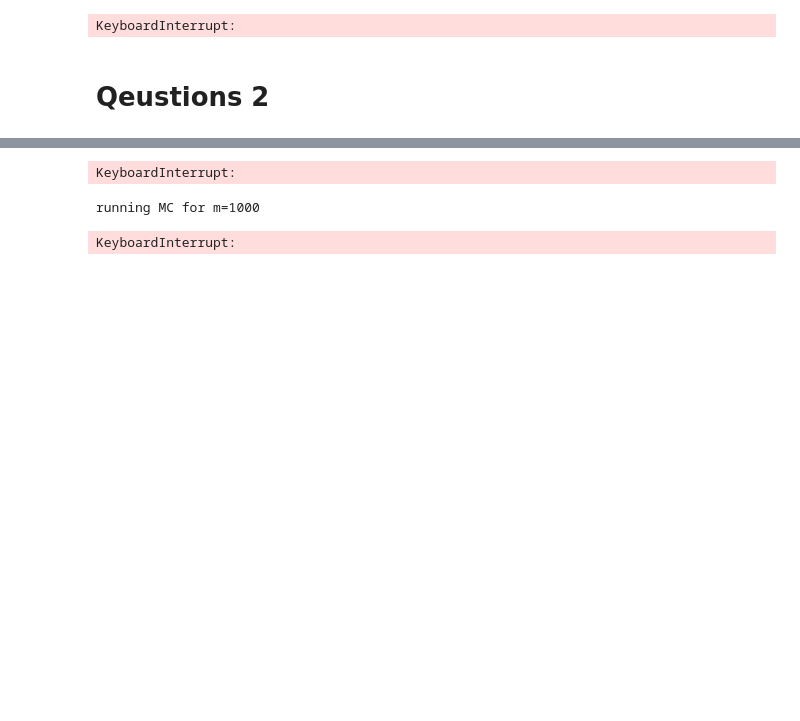
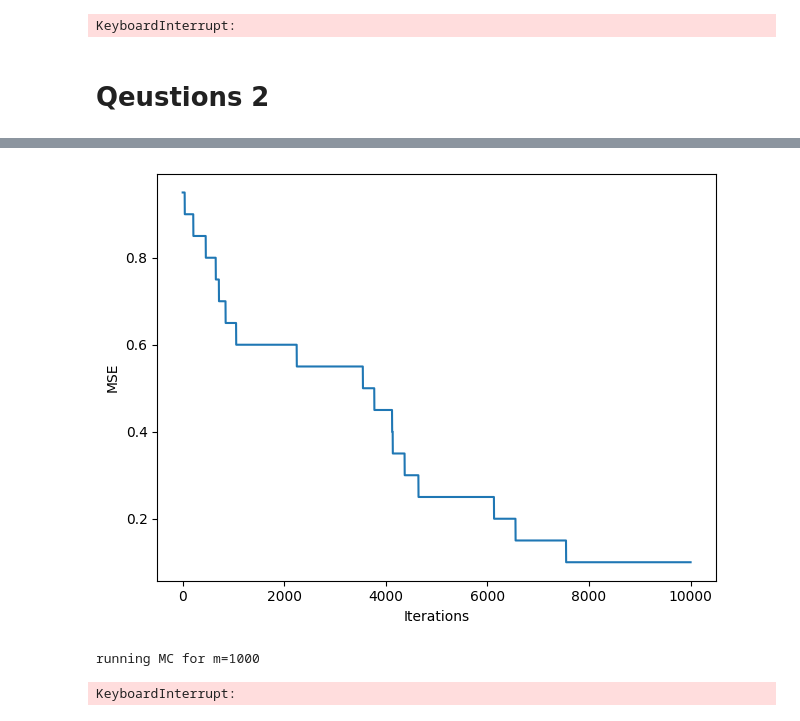
Before and after one commit to michelelupini/MC-project, a Jupyter notebook: main.ipynb, the cells around one changed output, grey strips where cells are left out. Drawn from its saved outputs; the diff is of its cells as text; code cells hidden in the pictures; blank space fills up the shorter version.

```diff
--- a/main.ipynb
+++ b/main.ipynb
@@ -201,12 +195,12 @@ KeyboardInterrupt:
 # %%
-plt.plot(get_sampling_losses_fixed_ones(iterations, 1, 100, d, s))
+plt.plot(get_sampling_losses_fixed_ones(10000, 10000, 1000, d, s))
 plt.ylabel('MSE')
 plt.xlabel('Iterations')
 plt.tight_layout()
 
 plt.savefig('MSE_fixed_ones.jpg')
 # %% [output]
-KeyboardInterrupt:
+[figure, added]
 # %%
 # run multiple times and take the average
 
```
Also changed, not shown: parts of 10 cells of this notebook, 5 other files.
